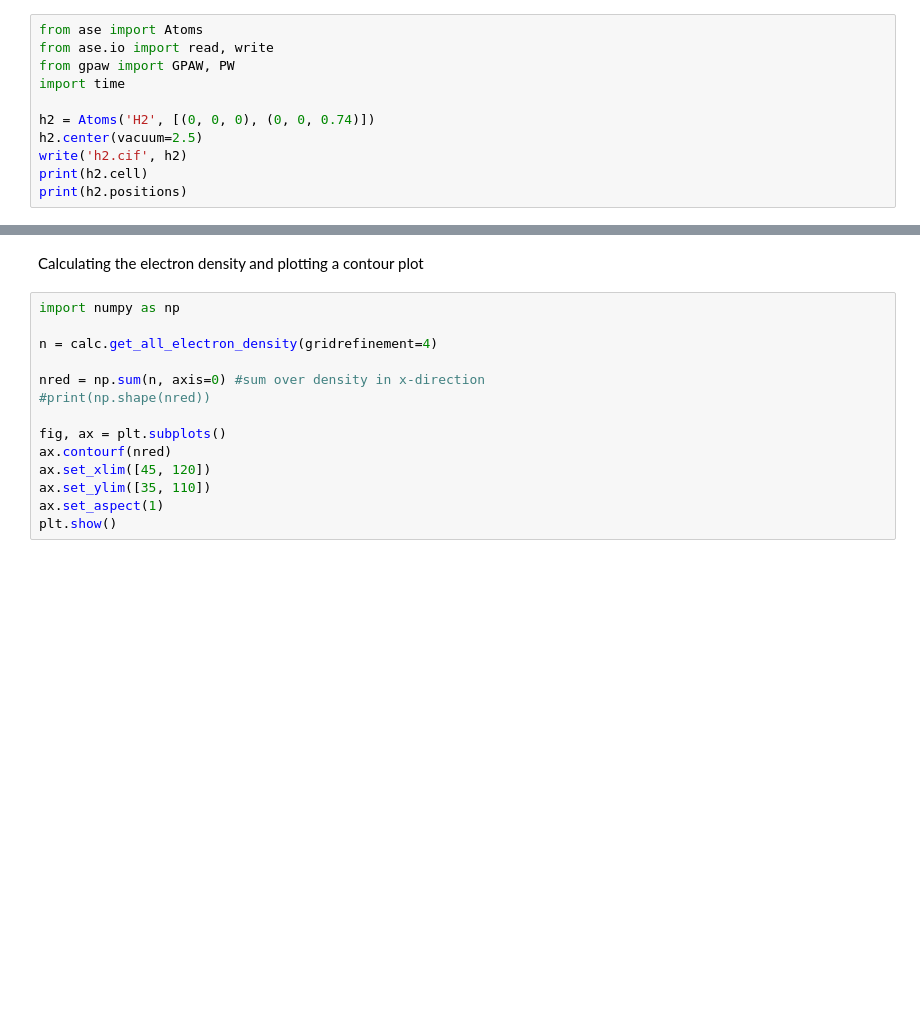
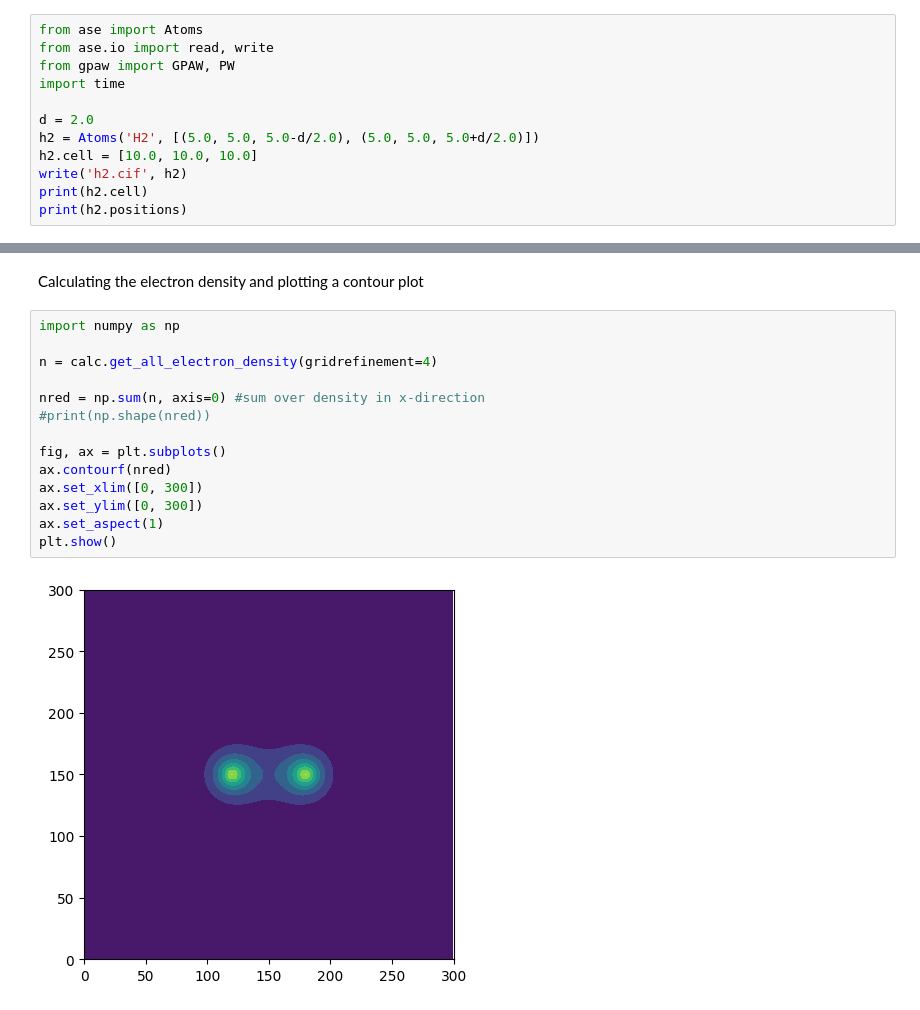
Before and after one commit to salanne/dynamol, a Jupyter notebook: gpaw_convergence.ipynb, the cells around one changed output, grey strips where cells are left out. Cells and saved outputs as stored; diff of their text form; blank space fills up the shorter version.

```diff
--- a/gpaw_convergence.ipynb
+++ b/gpaw_convergence.ipynb
@@ -16,8 +16,9 @@ from ase.io import read, write
 from gpaw import GPAW, PW
 import time
 
-h2 = Atoms('H2', [(0, 0, 0), (0, 0, 0.74)])
-h2.center(vacuum=2.5)
+d = 2.0
+h2 = Atoms('H2', [(5.0, 5.0, 5.0-d/2.0), (5.0, 5.0, 5.0+d/2.0)])
+h2.cell = [10.0, 10.0, 10.0]
 write('h2.cif', h2)
 print(h2.cell)
 print(h2.positions)
@@ -57,14 +67,16 @@ Calculating the electron density and plotting a contour plot
 # %%
 import numpy as np
 
 n = calc.get_all_electron_density(gridrefinement=4)
 
 nred = np.sum(n, axis=0) #sum over density in x-direction
 #print(np.shape(nred))
 
 fig, ax = plt.subplots()
 ax.contourf(nred)
-ax.set_xlim([45, 120])
-ax.set_ylim([35, 110])
+ax.set_xlim([0, 300])
+ax.set_ylim([0, 300])
 ax.set_aspect(1)
 plt.show()
+# %% [output]
+[figure, added]
```
Also changed, not shown: parts of 3 cells of this notebook.
